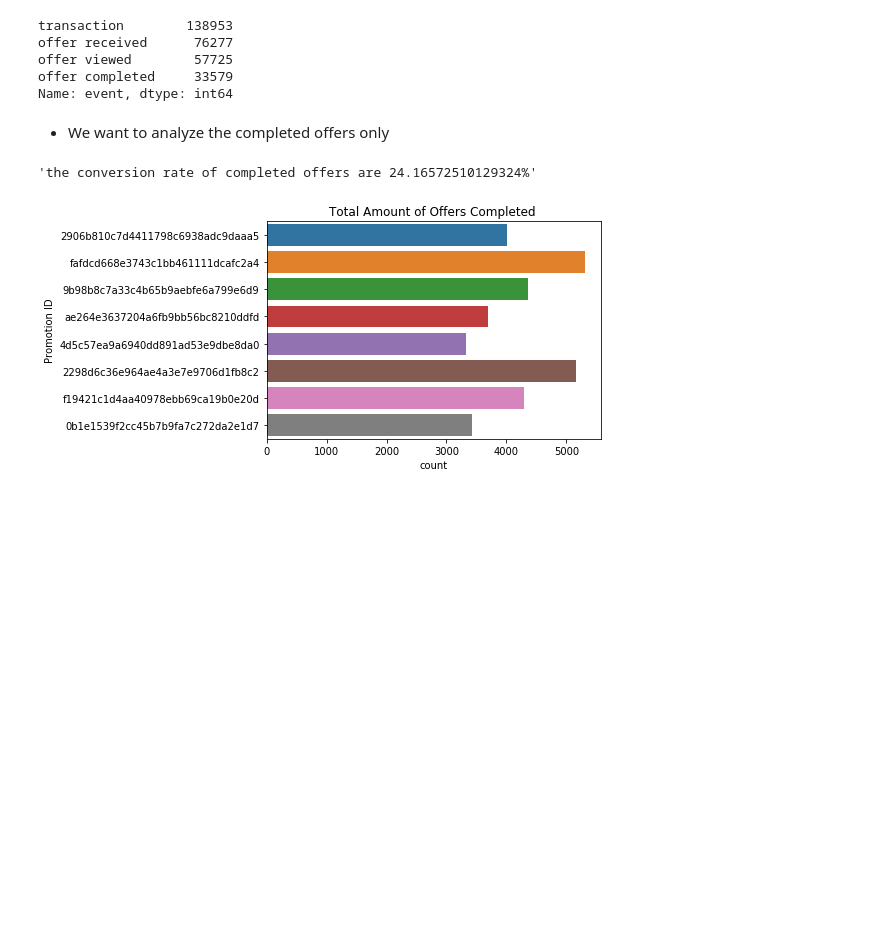
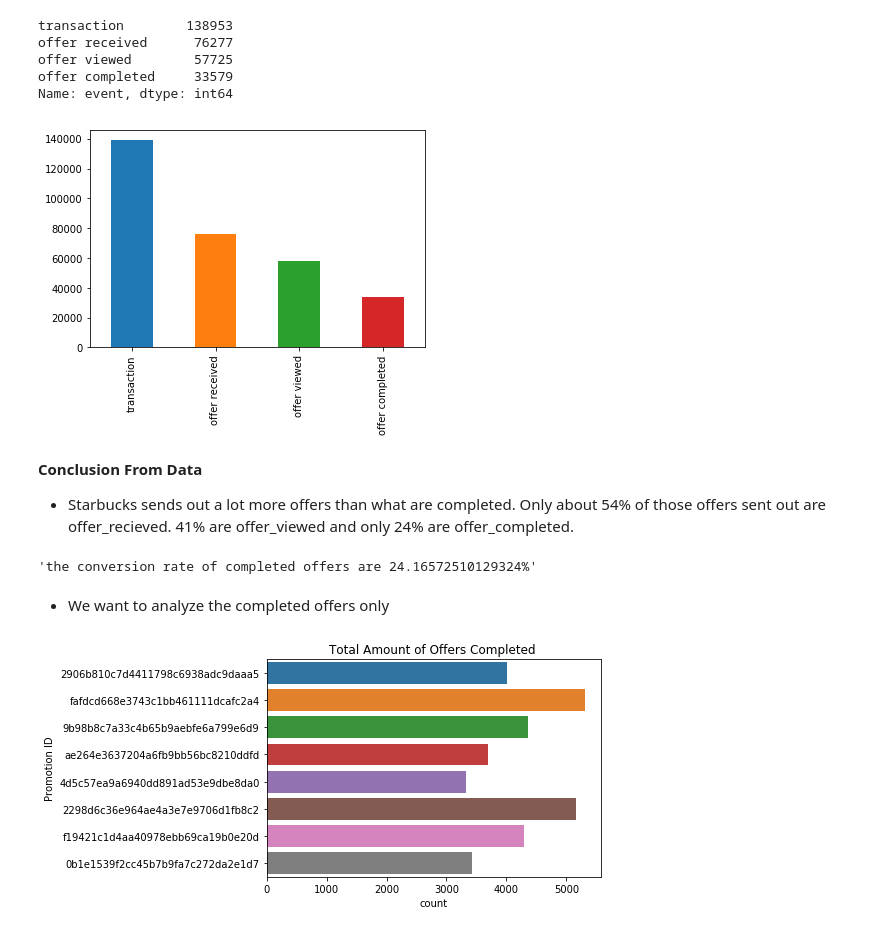
Before and after one commit to HunterKane/Starbucks-Reward-App-, a Jupyter notebook: Starbucks_Capstone_notebook-2.ipynb, the cells around one changed output. Saved outputs shown, nothing was run; the diff lists cells and outputs as text; code cells hidden in the pictures; blank space fills up the shorter version.

```diff
--- a/Starbucks_Capstone_notebook-2.ipynb
+++ b/Starbucks_Capstone_notebook-2.ipynb
@@ -497,17 +499,26 @@ offer received      76277
 offer viewed        57725
 offer completed     33579
 Name: event, dtype: int64
+# %%
+# Visualize Data
+transcript.event.value_counts().plot(kind = 'bar');
+# %% [output]
+[figure, added]
+# %% [markdown]
+__Conclusion From Data__
+
+- Starbucks sends out a lot more offers than what are completed. Only about 54% of those offers sent out are offer_recieved. 41% are offer_viewed and only 24% are offer_completed.
+# %%
+# Perentage of offers completed
+transaction = 138953
+offer_completed = 33579
+
+percentage_completed = offer_completed / transaction * 100
+'the conversion rate of completed offers are {}%'.format(percentage_completed)
+# %% [output]
+'the conversion rate of completed offers are 24.16572510129324%'
 # %% [markdown]
 - We want to analyze the completed offers only
-# %%
-# Perentage of offers completed
-transaction = 138953
-offer_completed = 33579
-
-percentage_completed = offer_completed / transaction * 100
-'the conversion rate of completed offers are {}%'.format(percentage_completed)
-# %% [output]
-'the conversion rate of completed offers are 24.16572510129324%'
 # %%
 # Filter offers completed / Visualize data
 import seaborn as sns
```
Also changed, not shown: parts of 18 cells of this notebook.
